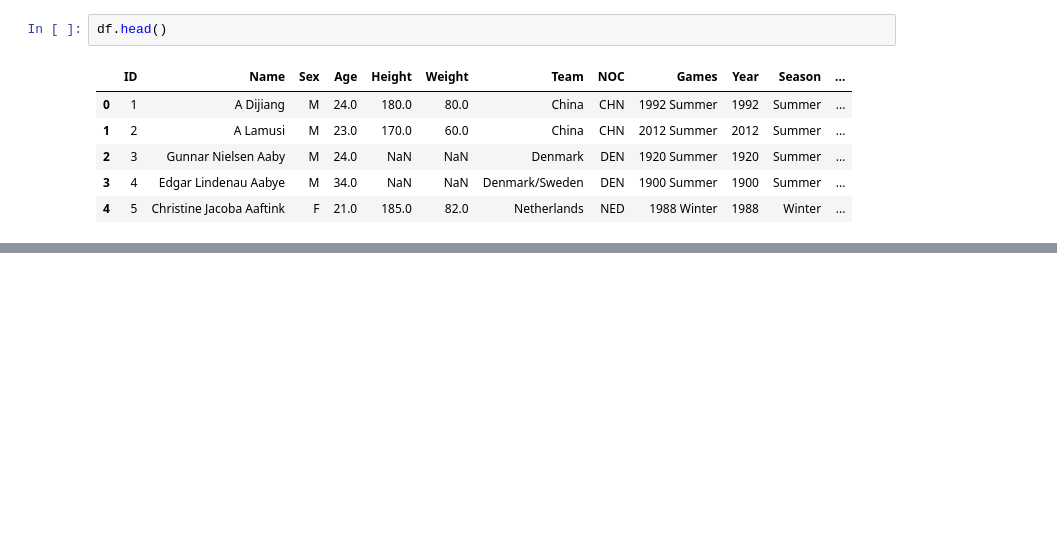
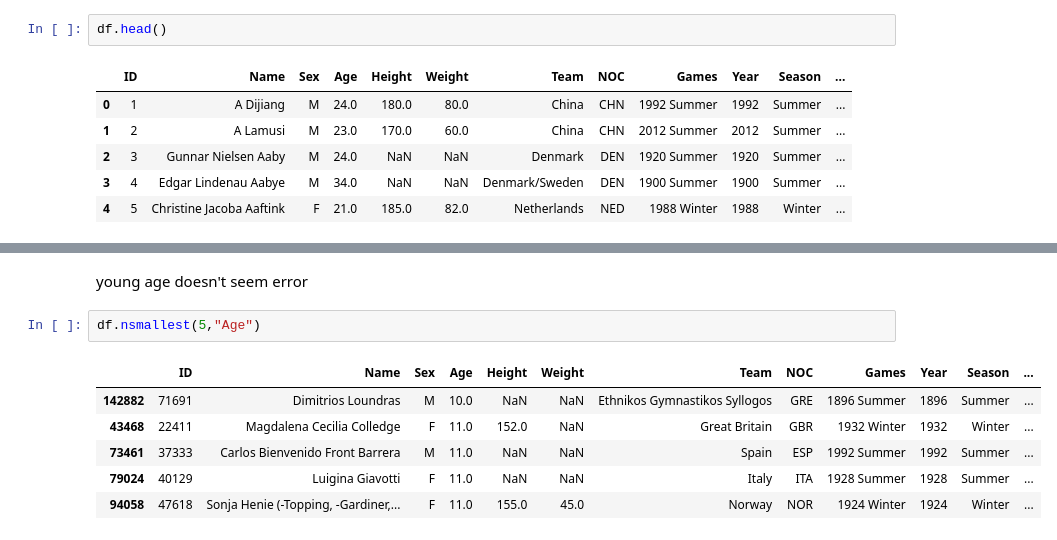
Before and after one commit to omarabushanab/Olympics-history-analysis, a Jupyter notebook: notebooks/01_data_understanding.ipynb, the cells around one changed output, grey strips where cells are left out. Saved outputs shown, nothing was run; the diff lists cells and outputs as text; blank space fills up the shorter version.

```diff
--- a/notebooks/01_data_understanding.ipynb
+++ b/notebooks/01_data_understanding.ipynb
@@ -70,0 +145,11 @@ print(round(df.duplicated().mean() * 100, 2), "%", sep="")
+# %% [markdown]
+young age doesn't seem error
+# %%
+df.nsmallest(5,"Age")
+# %% [output]
+|  | ID | Name | Sex | Age | Height | Weight | Team | NOC | Games | Year | Season | ... |
+| 142882 | 71691 | Dimitrios Loundras | M | 10.0 | NaN | NaN | Ethnikos Gymnastikos Syllogos | GRE | 1896 Summer | 1896 | Summer | ... |
+| 43468 | 22411 | Magdalena Cecilia Colledge | F | 11.0 | 152.0 | NaN | Great Britain | GBR | 1932 Winter | 1932 | Winter | ... |
+| 73461 | 37333 | Carlos Bienvenido Front Barrera | M | 11.0 | NaN | NaN | Spain | ESP | 1992 Summer | 1992 | Summer | ... |
+| 79024 | 40129 | Luigina Giavotti | F | 11.0 | NaN | NaN | Italy | ITA | 1928 Summer | 1928 | Summer | ... |
+| 94058 | 47618 | Sonja Henie (-Topping, -Gardiner,... | F | 11.0 | 155.0 | 45.0 | Norway | NOR | 1924 Winter | 1924 | Winter | ... |
```
Also changed, not shown: parts of 41 cells of this notebook, 1 other file.
